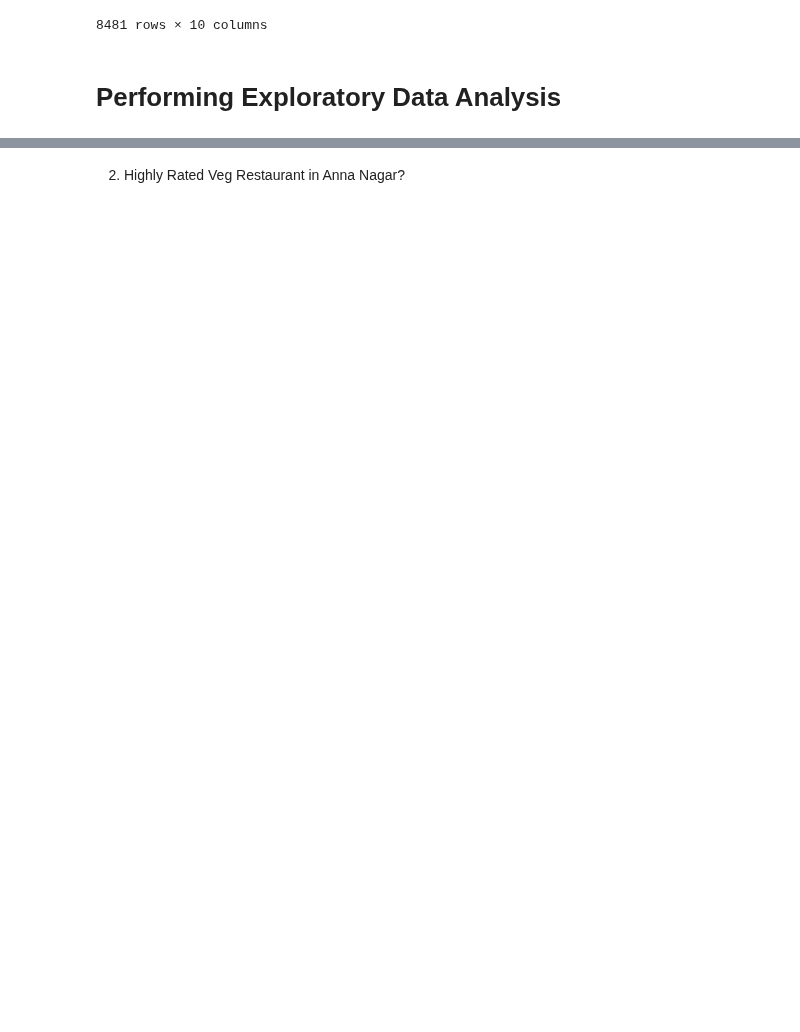
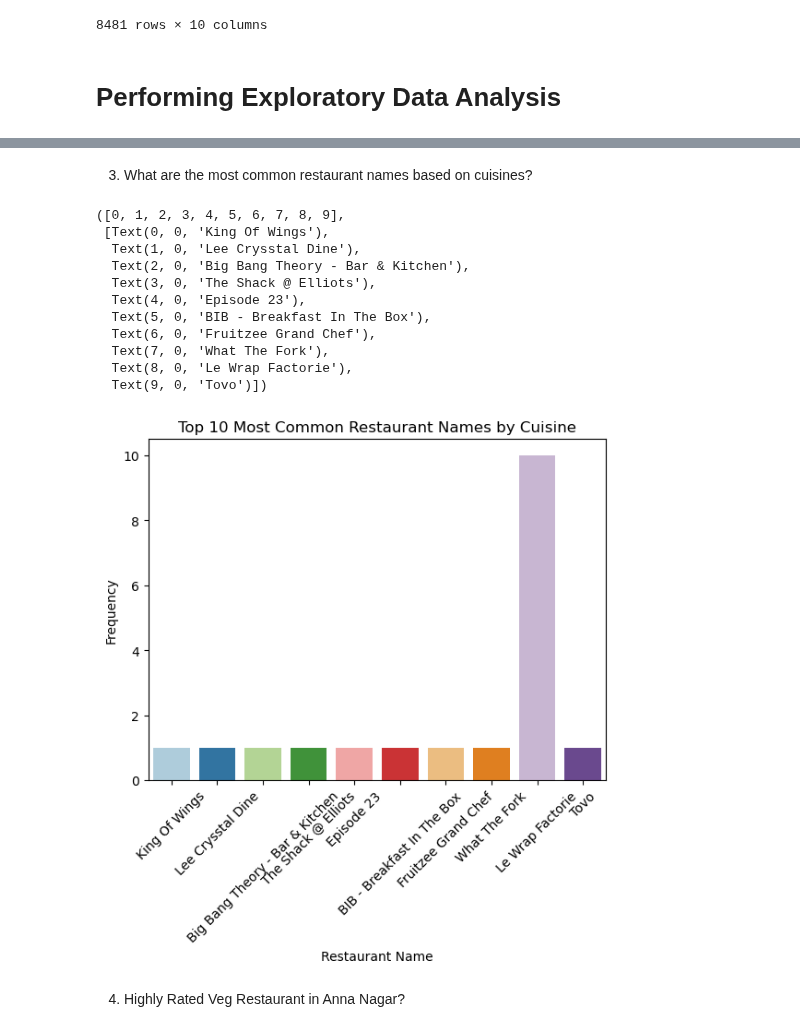
Before and after one commit to ThanigaivelGanapathi/Zomato-Chennai-Dataset-Analysis, a Jupyter notebook: Chennai Dataset Analysis.ipynb, the cells around one changed output, grey strips where cells are left out. Drawn from its saved outputs; the diff is of its cells as text; code cells hidden in the pictures; blank space fills up the shorter version.

```diff
--- a/Chennai Dataset Analysis.ipynb
+++ b/Chennai Dataset Analysis.ipynb
@@ -539,5 +564,28 @@ chinese_rest
+# %% [markdown]
+3) What are the most common restaurant names based on cuisines?
+# %%
+common_names_by_cuisine = zomato_chennai.groupby('Cuisine')['Name of Restaurant'].value_counts().head(10)
+
+seaborn.barplot(x=common_names_by_cuisine.index.get_level_values(1), y=common_names_by_cuisine.values, palette='Paired')
+plt.title('Top 10 Most Common Restaurant Names by Cuisine')
+plt.xlabel('Restaurant Name')
+plt.ylabel('Frequency')
+plt.xticks(rotation=45)
+# %% [output]
+([0, 1, 2, 3, 4, 5, 6, 7, 8, 9],
+ [Text(0, 0, 'King Of Wings'),
+  Text(1, 0, 'Lee Crysstal Dine'),
+  Text(2, 0, 'Big Bang Theory - Bar & Kitchen'),
+  Text(3, 0, 'The Shack @ Elliots'),
+  Text(4, 0, 'Episode 23'),
+  Text(5, 0, 'BIB - Breakfast In The Box'),
+  Text(6, 0, 'Fruitzee Grand Chef'),
+  Text(7, 0, 'What The Fork'),
+  Text(8, 0, 'Le Wrap Factorie'),
+  Text(9, 0, 'Tovo')])
+[figure, added]
 # %% [markdown]
-2) Highly Rated Veg Restaurant in Anna Nagar?
+4) Highly Rated Veg Restaurant in Anna Nagar?
 # %%
 veg_rest = zomato_chennai[zomato_chennai["Features"].str.contains("Veg")]
 veg_rest = veg_rest[veg_rest["Location"].str.contains("Anna Nagar")]
```
Also changed, not shown: parts of 26 cells of this notebook.
